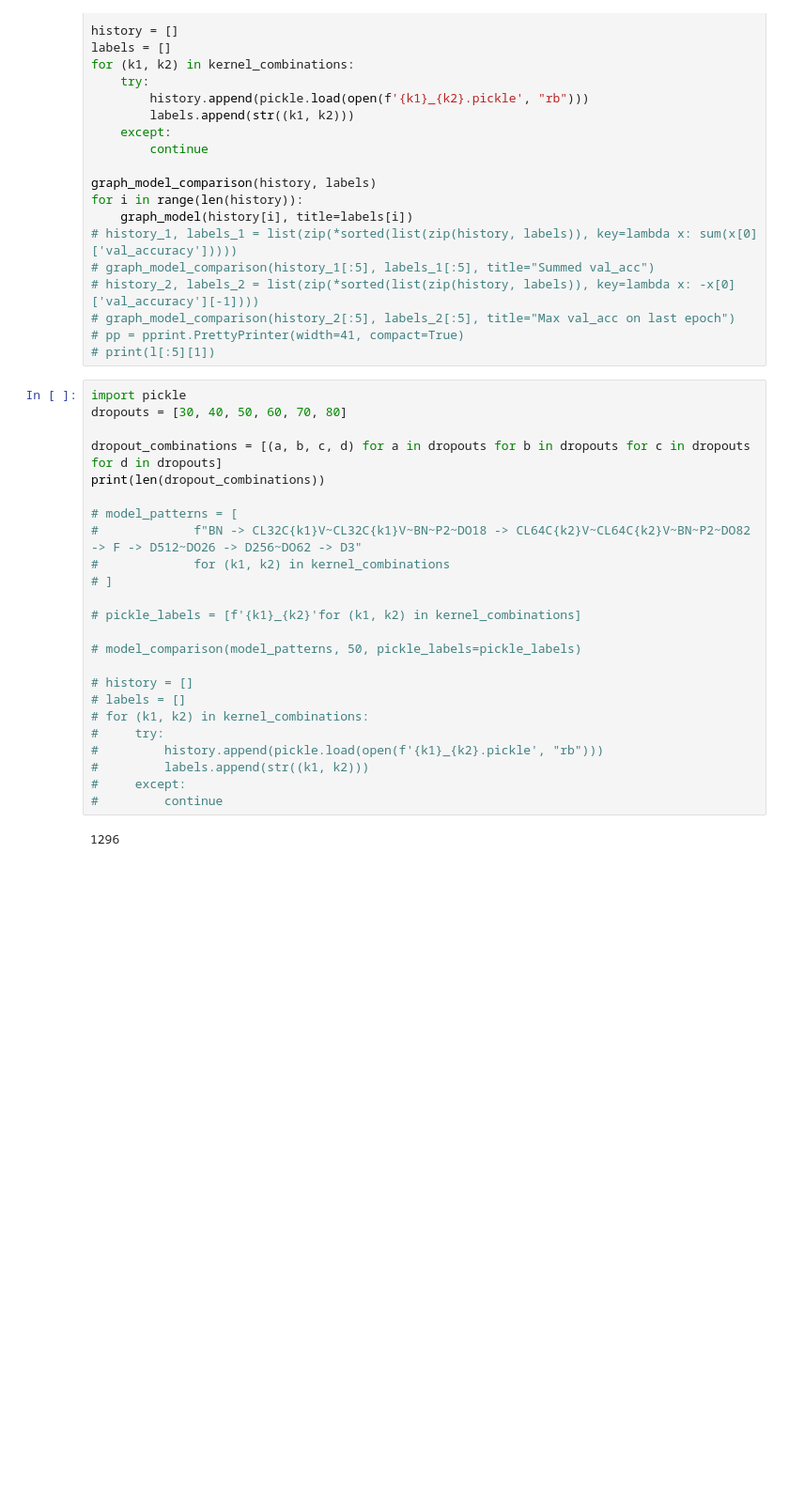
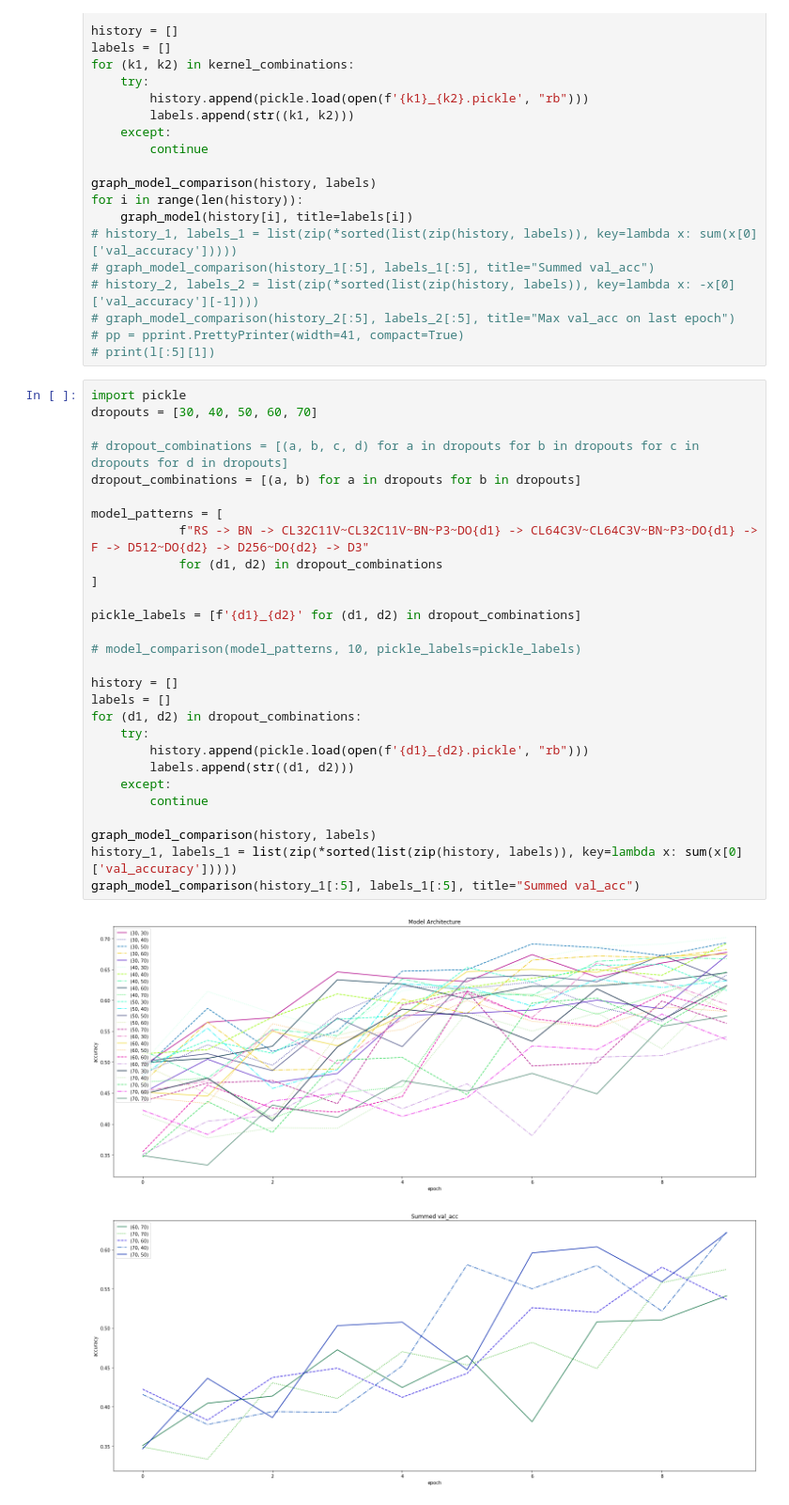
Before and after one commit to andrei-micuda/ML-Labs-2021, a Jupyter notebook: CT-Scan/CT_Scan.ipynb, the cells around one changed output. Shown: that part at 94% size. Drawn from its saved outputs; the diff is of its cells as text; blank space fills up the shorter version.

```diff
--- a/CT-Scan/CT_Scan.ipynb
+++ b/CT-Scan/CT_Scan.ipynb
@@ -865,27 +829,32 @@ for i in range(len(history)):
 # print(l[:5][1])
 # %%
 import pickle
-dropouts = [30, 40, 50, 60, 70, 80]
+dropouts = [30, 40, 50, 60, 70]
 
-dropout_combinations = [(a, b, c, d) for a in dropouts for b in dropouts for c in dropouts for d in dropouts]
-print(len(dropout_combinations))
+# dropout_combinations = [(a, b, c, d) for a in dropouts for b in dropouts for c in dropouts for d in dropouts]
+dropout_combinations = [(a, b) for a in dropouts for b in dropouts]
 
-# model_patterns = [
-#             f"BN -> CL32C{k1}V~CL32C{k1}V~BN~P2~DO18 -> CL64C{k2}V~CL64C{k2}V~BN~P2~DO82 -> F -> D512~DO26 -> D256~DO62 -> D3"
-#             for (k1, k2) in kernel_combinations
-# ]
+model_patterns = [
+            f"RS -> BN -> CL32C11V~CL32C11V~BN~P3~DO{d1} -> CL64C3V~CL64C3V~BN~P3~DO{d1} -> F -> D512~DO{d2} -> D256~DO{d2} -> D3"
+            for (d1, d2) in dropout_combinations
+]
 
-# pickle_labels = [f'{k1}_{k2}'for (k1, k2) in kernel_combinations]
+pickle_labels = [f'{d1}_{d2}' for (d1, d2) in dropout_combinations]
 
-# model_comparison(model_patterns, 50, pickle_labels=pickle_labels)
+# model_comparison(model_patterns, 10, pickle_labels=pickle_labels)
 
-# history = []
-# labels = []
-# for (k1, k2) in kernel_combinations:
-#     try:
-#         history.append(pickle.load(open(f'{k1}_{k2}.pickle', "rb")))
-#         labels.append(str((k1, k2)))
-#     except:
-#         continue
+history = []
+labels = []
+for (d1, d2) in dropout_combinations:
+    try:
+        history.append(pickle.load(open(f'{d1}_{d2}.pickle', "rb")))
+        labels.append(str((d1, d2)))
+    except:
+        continue
+
+graph_model_comparison(history, labels)
+history_1, labels_1 = list(zip(*sorted(list(zip(history, labels)), key=lambda x: sum(x[0]['val_accuracy']))))
+graph_model_comparison(history_1[:5], labels_1[:5], title="Summed val_acc")
 # %% [output]
-1296
+[figure, added]
+[figure, added]
```
Also changed, not shown: parts of 3 cells of this notebook.
